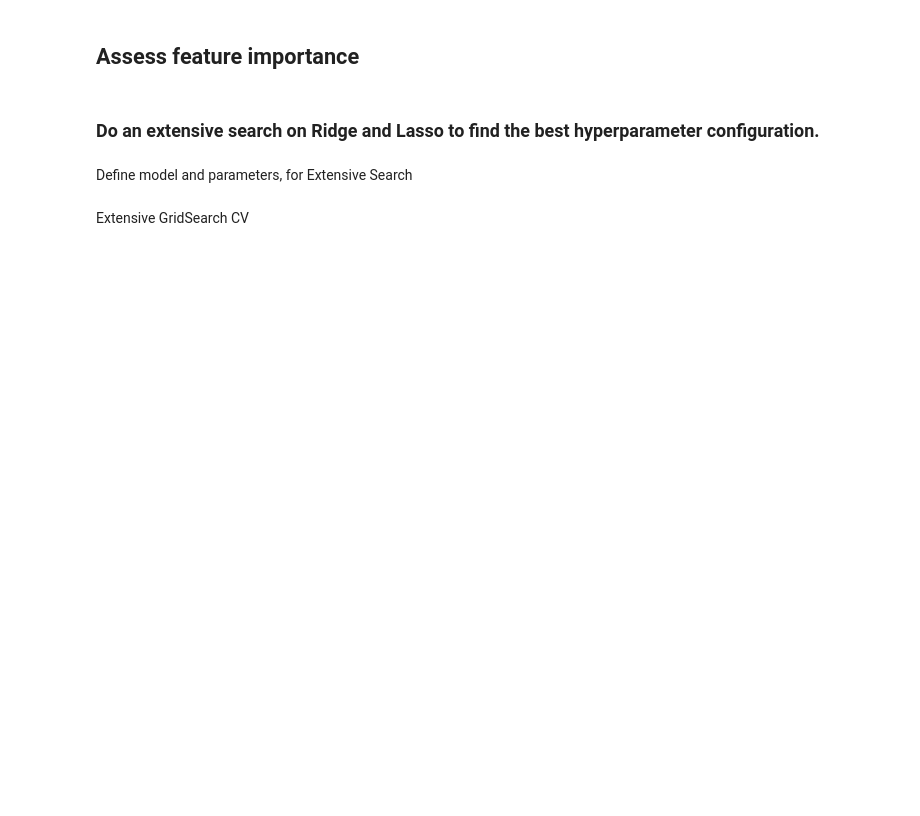
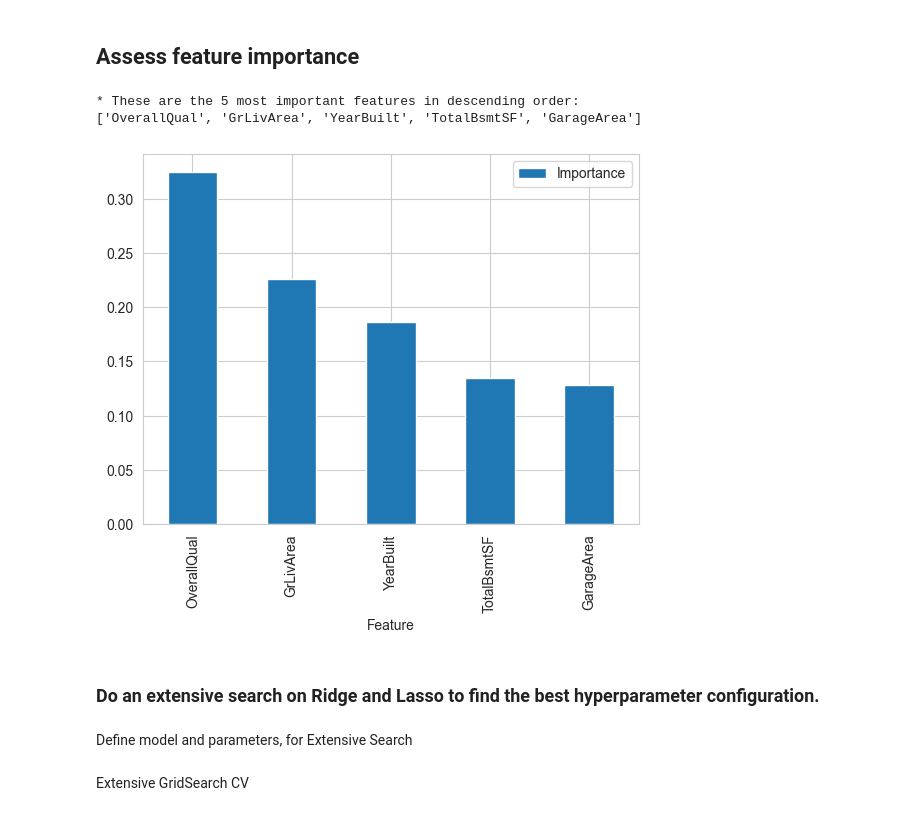
Before and after one commit to Fariba-Kamani/Heritage-House-Price-Insight-Predictor, a Jupyter notebook: jupyter_notebooks/05-Modeling and Evaluation-SalePrice.ipynb, the cells around one changed output. Saved outputs shown, nothing was run; the diff lists cells and outputs as text; code cells hidden in the pictures; blank space fills up the shorter version.

```diff
--- a/jupyter_notebooks/05-Modeling and Evaluation-SalePrice.ipynb
+++ b/jupyter_notebooks/05-Modeling and Evaluation-SalePrice.ipynb
@@ -234,5 +377,8 @@ params_quick_search = {
 # %% [markdown]
 Do a hyperparameter optimisation search using default hyperparameters
 # %%
-search = HyperparameterOptimizationSearch(models=models_quick_search, params=params_quick_search)
+import warnings
+warnings.filterwarnings('ignore')
+search = HyperparameterOptimizationSearch(models=models_quick_search,
+                                          params=params_quick_search)
 search.fit(X_train, y_train, scoring='r2', n_jobs=-1, cv=5)
@@ -282,5 +457,6 @@ params_search = {
 # %% [markdown]
 Extensive GridSearch CV
 # %%
-search = HyperparameterOptimizationSearch(models=models_search, params=params_search)
-search.fit(X_train, y_train, scoring = 'r2', n_jobs=-1, cv=5, verbose=1)
+search = HyperparameterOptimizationSearch(models=models_search,
+                                          params=params_search)
+search.fit(X_train, y_train, scoring='r2', n_jobs=-1, cv=5, verbose=1)
@@ -287,5 +467,6 @@ search.fit(X_train, y_train, scoring = 'r2', n_jobs=-1, cv=5, verbose=1)
 # %% [markdown]
 Check results
 # %%
-grid_search_summary, grid_search_pipelines = search.score_summary(sort_by='mean_score')
+grid_search_summary, grid_search_pipelines = search.score_summary(
+    sort_by='mean_score')
 grid_search_summary
@@ -301,5 +505,6 @@ grid_search_pipelines[best_model_extra_trees].best_params_
 # %% [markdown]
 Define the best regressor, based on search
 # %%
-best_regressor_pipeline_extra_trees = grid_search_pipelines[best_model_extra_trees].best_estimator_
+best_regressor_pipeline_extra_trees = grid_search_pipelines[
+    best_model_extra_trees].best_estimator_
 best_regressor_pipeline_extra_trees
@@ -308,40 +531,51 @@ best_regressor_pipeline_extra_trees
 # %%
 import matplotlib.pyplot as plt
 import seaborn as sns
 sns.set_style('whitegrid')
 
 # Extract steps before scaling (up to but not including 'feat_selection')
 data_cleaning_feat_eng_steps = 12
-X_transformed = Pipeline(best_regressor_pipeline_extra_trees.steps[:data_cleaning_feat_eng_steps]).transform(X_train)
+X_transformed = Pipeline(
+    best_regressor_pipeline_extra_trees.steps[:data_cleaning_feat_eng_steps]
+    ).transform(X_train)
 
 # Manually assign column names from X_train, after all previous transformations
 # (Assumes that the transformation preserves column order)
 columns_before_selection = X_train.columns
 
-# If your pipeline drops/adds columns, it's safer to extract names before scaling:
+# If your pipeline drops/adds columns, it's safer
+# to extract names before scaling:
 # Step 1: run pipeline up to just before 'feat_scaling'
-pipeline_before_scaling = Pipeline(best_regressor_pipeline_extra_trees.steps[:11])  # up to 'drop_correlated'
+# up to 'drop_correlated'
+pipeline_before_scaling = Pipeline(
+        best_regressor_pipeline_extra_trees.steps[:11])
 X_engineered = pipeline_before_scaling.transform(X_train)
 
 # Step 2: wrap in DataFrame to keep column names
 X_engineered_df = pd.DataFrame(X_engineered, columns=X_engineered.columns)
 
 # Step 3: get support from SelectFromModel
 mask = best_regressor_pipeline_extra_trees['feat_selection'].get_support()
 best_features = X_engineered_df.columns[mask].to_list()
 
 # Step 4: plot feature importances
-df_feature_importance = pd.DataFrame({
+df_feature_importance_extra_trees = pd.DataFrame({
     'Feature': best_features,
-    'Importance': best_regressor_pipeline_extra_trees['model'].feature_importances_
+    'Importance': best_regressor_pipeline_extra_trees[
+            'model'].feature_importances_
 }).sort_values(by='Importance', ascending=False)
 
-print(f"* These are the {len(best_features)} most important features in descending order:\n"
-      f"{df_feature_importance['Feature'].to_list()}")
+print(f"* These are the {len(best_features)} most important"
+      f" features in descending order:\n"
+      f"{df_feature_importance_extra_trees['Feature'].to_list()}")
 
 # Plot
-df_feature_importance.plot(kind='bar', x='Feature', y='Importance')
+df_feature_importance_extra_trees.plot(kind='bar', x='Feature', y='Importance')
 plt.show()
+# %% [output]
+* These are the 5 most important features in descending order:
+['OverallQual', 'GrLivArea', 'YearBuilt', 'TotalBsmtSF', 'GarageArea']
+[figure, added]
 # %% [markdown]
 ### Do an extensive search on Ridge and Lasso to find the best hyperparameter configuration.
 # %% [markdown]
```
Also changed, not shown: parts of 45 cells of this notebook, 5 other files.
